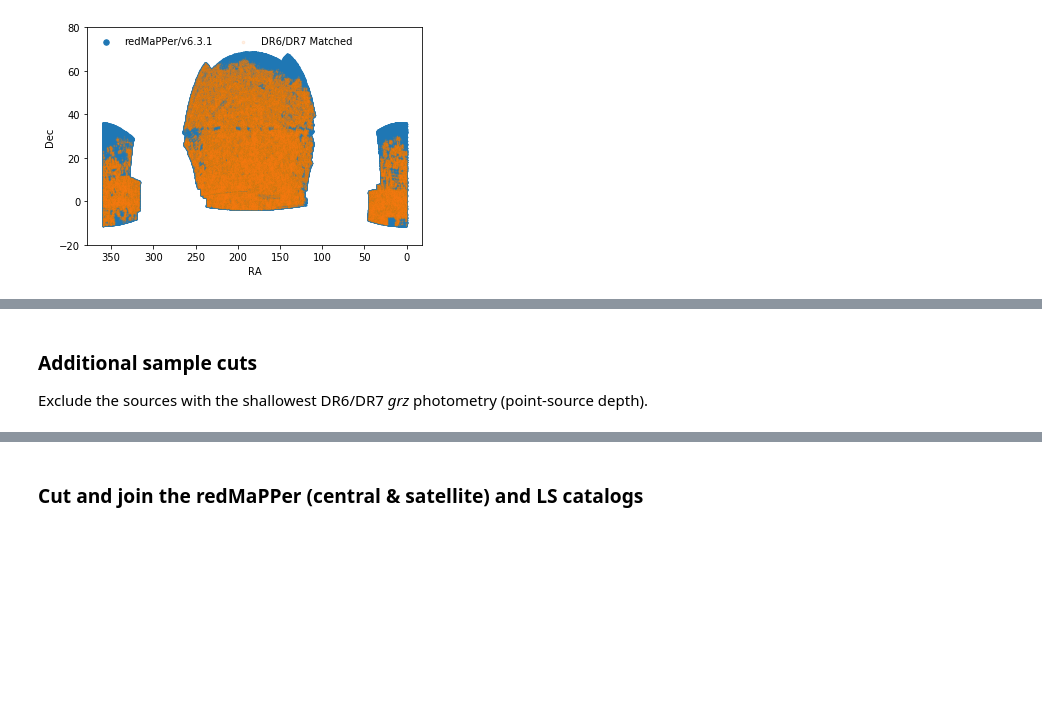
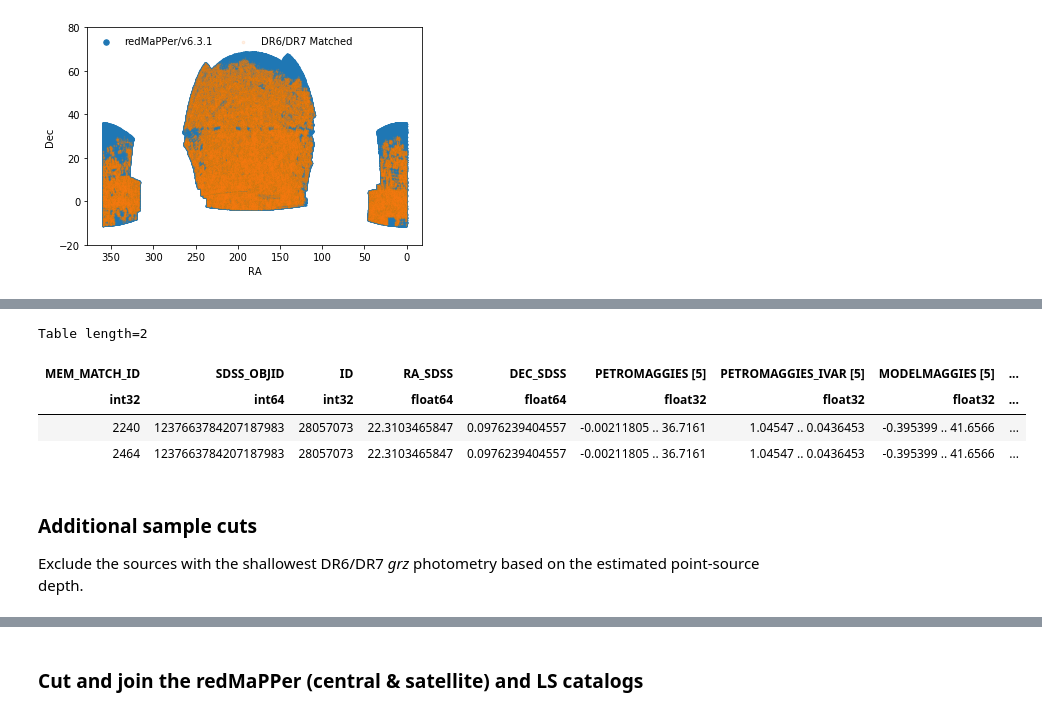
Before and after one commit to moustakas/legacyhalos, a Jupyter notebook: doc/legacyhalos-sample-selection.ipynb, the cells around one changed output, grey strips where cells are left out. Drawn from its saved outputs; the diff is of its cells as text; code cells hidden in the pictures; blank space fills up the shorter version.

```diff
--- a/doc/legacyhalos-sample-selection.ipynb
+++ b/doc/legacyhalos-sample-selection.ipynb
@@ -157,6 +157,7 @@ def read_redmapper(rmversion='v6.3.1', index=None, satellites=False):
 
     rm = Table(fitsio.read(rmfile, ext=1, upper=True, rows=index))
     rmphot = Table(fitsio.read(rmphotfile, ext=1, upper=True, rows=index))
+
     print('Read {} galaxies from {}'.format(len(rm), rmfile))
     print('Read {} galaxies from {}'.format(len(rmphot), rmphotfile))
 
@@ -166,10 +167,14 @@ def read_redmapper(rmversion='v6.3.1', index=None, satellites=False):
     rmphot.rename_column('DEC', 'DEC_SDSS')
     rmphot.rename_column('OBJID', 'SDSS_OBJID')
 
+    assert(np.sum(rmphot['MEM_MATCH_ID'] - rm['MEM_MATCH_ID']) == 0)
     if satellites:
-        rmout = join(rmphot, rm, join_type='left', keys=['ID', 'MEM_MATCH_ID'])
+        assert(np.sum(rmphot['ID'] - rm['ID']) == 0)
+        rm.remove_columns( ('ID', 'MEM_MATCH_ID') )
     else:
-        rmout = join(rmphot, rm, join_type='left', keys='MEM_MATCH_ID')
+        rm.remove_column('MEM_MATCH_ID')
+    rmout = hstack( (rmphot, rm) )
+    del rmphot, rm
 
     # Add a central_id column
     #rmout.rename_column('MEM_MATCH_ID', 'CENTRAL_ID')
@@ -320,7 +408,15 @@ Table length=7361908
+# %%
+rmsatall[rmsatall['ID'] == 28057073]
+# %% [output]
+Table length=2
+| MEM_MATCH_ID | SDSS_OBJID | ID | RA_SDSS | DEC_SDSS | PETROMAGGIES [5] | PETROMAGGIES_IVAR [5] | MODELMAGGIES [5] | ... |
+| int32 | int64 | int32 | float64 | float64 | float32 | float32 | float32 | ... |
+| 2240 | 1237663784207187983 | 28057073 | 22.3103465847 | 0.0976239404557 | -0.00211805 .. 36.7161 | 1.04547 .. 0.0436453 | -0.395399 .. 41.6566 | ... |
+| 2464 | 1237663784207187983 | 28057073 | 22.3103465847 | 0.0976239404557 | -0.00211805 .. 36.7161 | 1.04547 .. 0.0436453 | -0.395399 .. 41.6566 | ... |
 # %% [markdown]
 ### Additional sample cuts
 
-Exclude the sources with the shallowest DR6/DR7 *grz* photometry (point-source depth).
+Exclude the sources with the shallowest DR6/DR7 *grz* photometry based on the estimated point-source depth.
 # %%
 band = ['G', 'R', 'Z']
 targdepth = [24.0, 23.4, 22.5] # target 5-sigma depth
```
Also changed, not shown: parts of 40 cells of this notebook.
